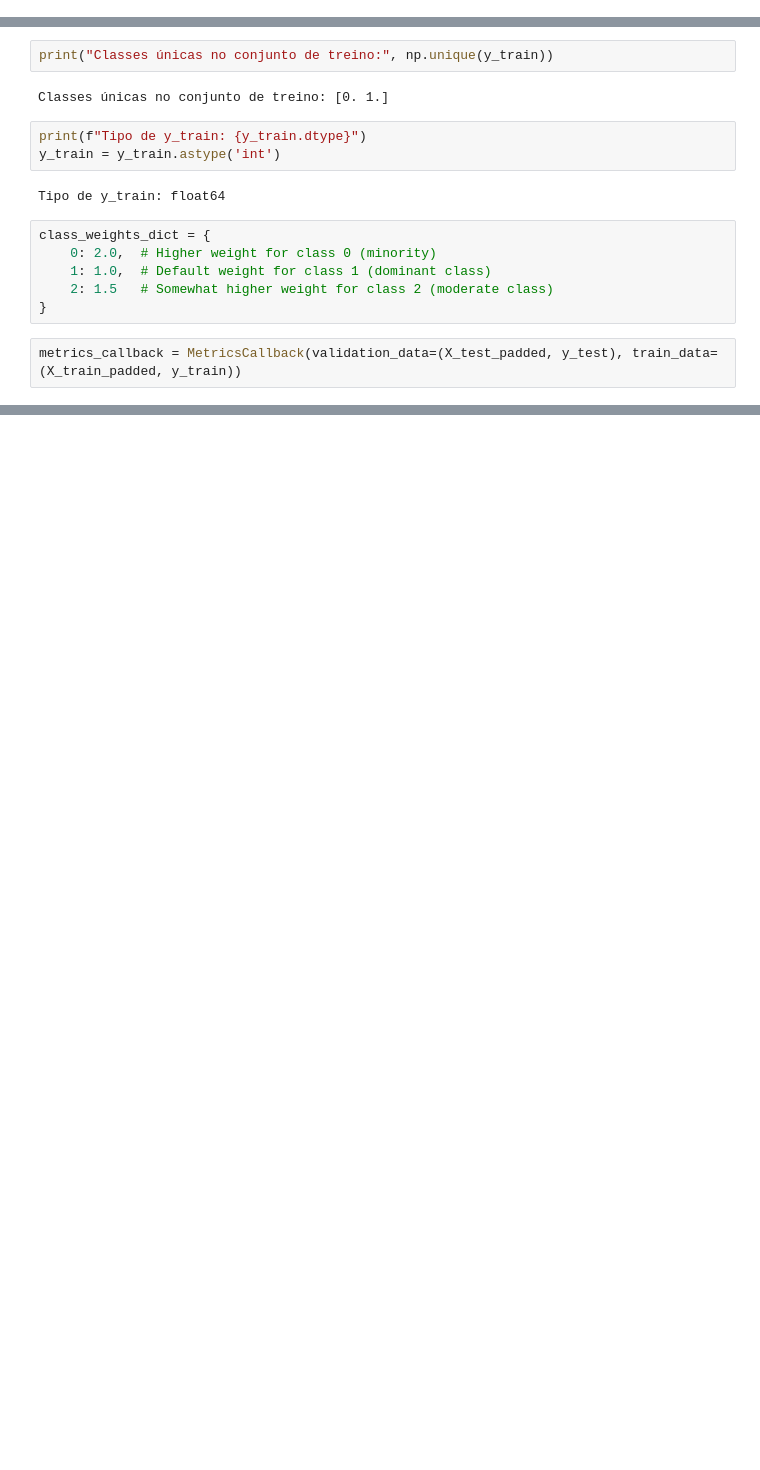
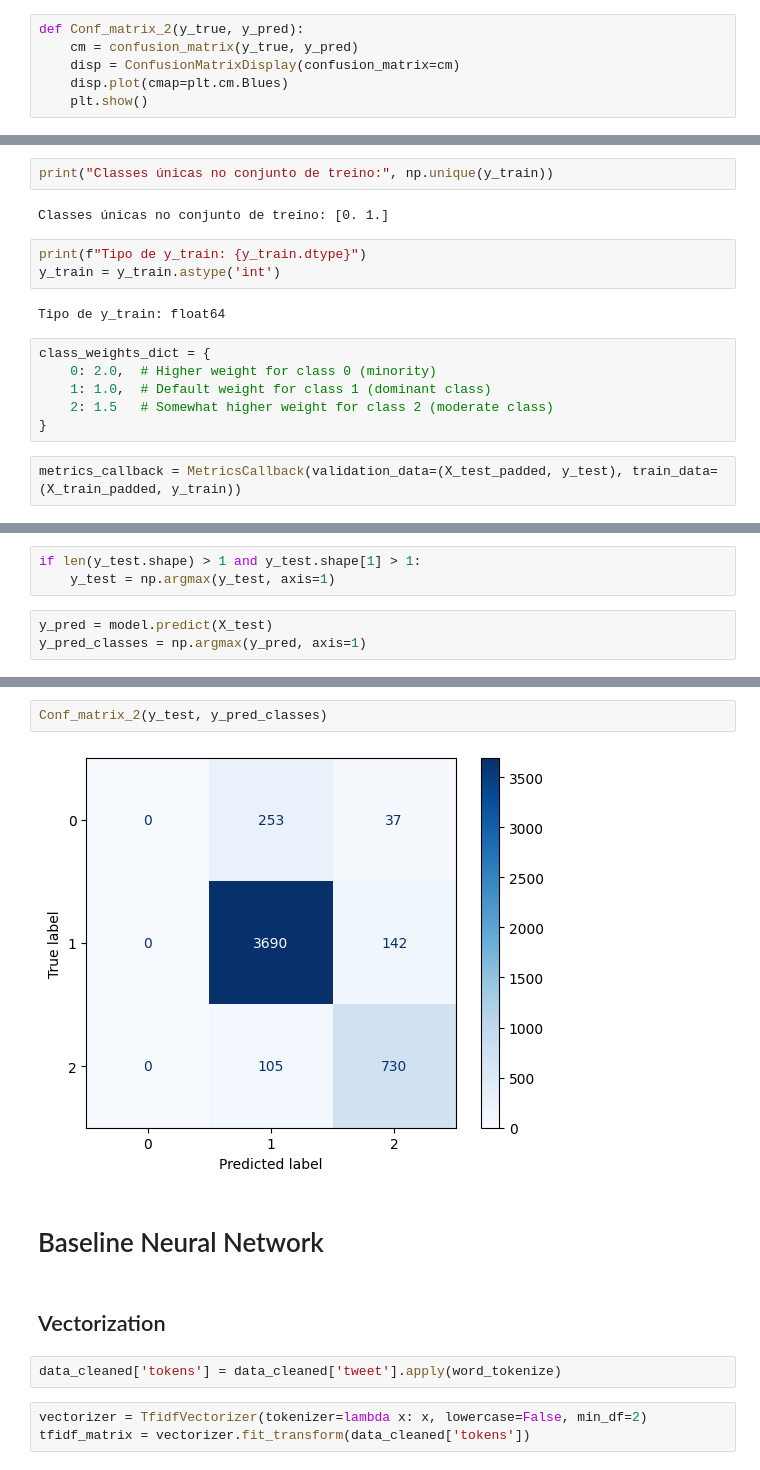
Before and after one commit to Jvrco/Hate-Speech-Detection, a Jupyter notebook: Results.ipynb, the cells around one changed output, grey strips where cells are left out. Saved outputs shown, nothing was run; the diff lists cells and outputs as text; blank space fills up the shorter version.

Commit message:
Adding a new model

```diff
--- a/Results.ipynb
+++ b/Results.ipynb
@@ -71,0 +245,6 @@ True
+# %%
+def Conf_matrix_2(y_true, y_pred):
+    cm = confusion_matrix(y_true, y_pred)
+    disp = ConfusionMatrixDisplay(confusion_matrix=cm)
+    disp.plot(cmap=plt.cm.Blues)
+    plt.show()
@@ -427,0 +549,6 @@ plot_metrics(metrics_callback)
+# %%
+if len(y_test.shape) > 1 and y_test.shape[1] > 1:
+    y_test = np.argmax(y_test, axis=1)
+# %%
+y_pred = model.predict(X_test)
+y_pred_classes = np.argmax(y_pred, axis=1)
@@ -427,0 +557,13 @@ plot_metrics(metrics_callback)
+# %%
+Conf_matrix_2(y_test, y_pred_classes)
+# %% [output]
+[figure, added]
+# %% [markdown]
+# Baseline Neural Network
+# %% [markdown]
+## Vectorization
+# %%
+data_cleaned['tokens'] = data_cleaned['tweet'].apply(word_tokenize)
+# %%
+vectorizer = TfidfVectorizer(tokenizer=lambda x: x, lowercase=False, min_df=2)
+tfidf_matrix = vectorizer.fit_transform(data_cleaned['tokens'])
```
Also changed, not shown: parts of 39 cells of this notebook.
